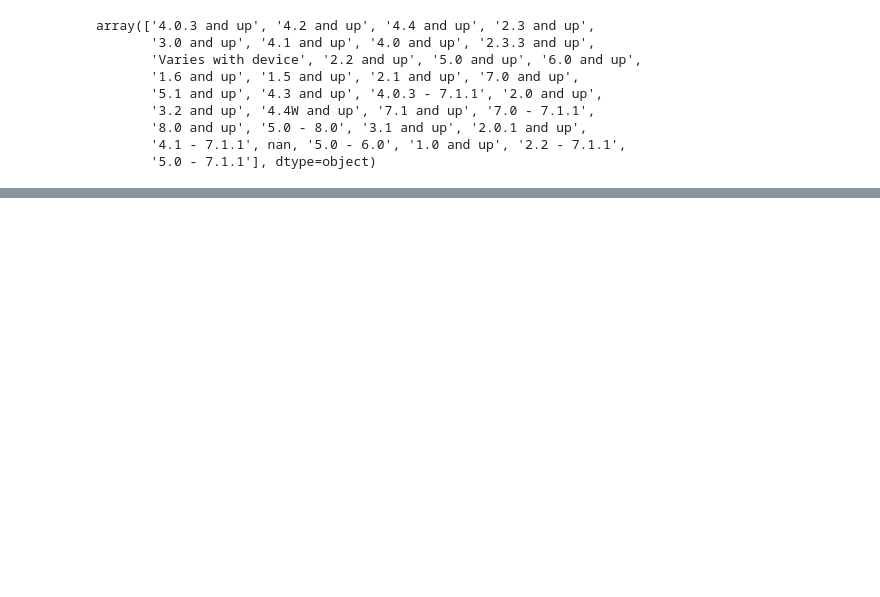
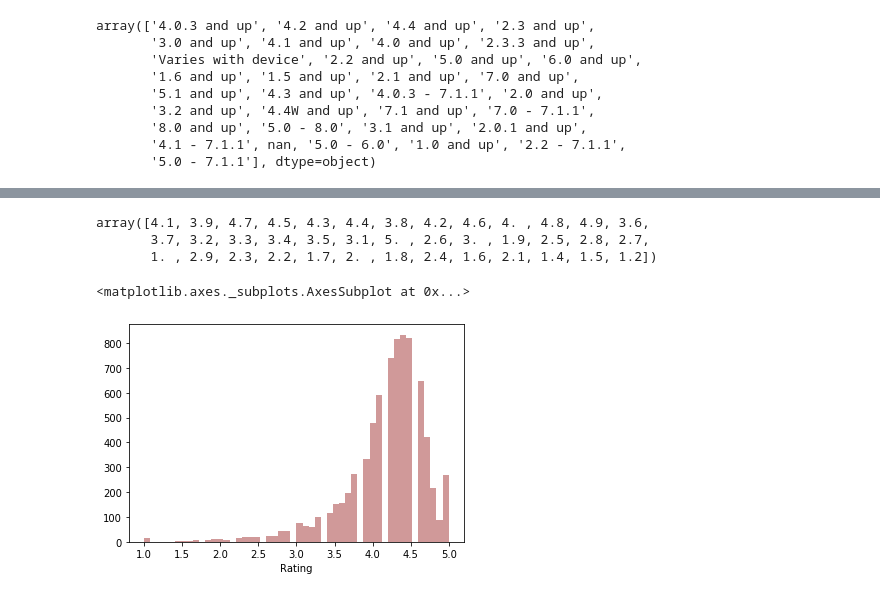
Before and after one commit to abh1shekvyas/App-rating-prediction-in-Google-play-store, a Jupyter notebook: Python_Project.ipynb, the cells around one changed output, grey strips where cells are left out. Cells and saved outputs as stored; diff of their text form; code cells hidden in the pictures; blank space fills up the shorter version.

```diff
--- a/Python_Project.ipynb
+++ b/Python_Project.ipynb
@@ -170,0 +402,2 @@ array(['4.0.3 and up', '4.2 and up', '4.4 and up', '2.3 and up',
+# %%
+df1['Inst'] = df1.Installs.apply(ins2)
@@ -170,0 +427,2 @@ array(['4.0.3 and up', '4.2 and up', '4.4 and up', '2.3 and up',
+# %%
+df2 = df1.drop(['Installs'],axis = 1)
@@ -170,0 +504,8 @@ array(['4.0.3 and up', '4.2 and up', '4.4 and up', '2.3 and up',
+# %%
+def pri(l) :
+    p = str(l.replace('$',''))
+    o = float(p)
+
+    return o
+# %%
+df2['Price2'] = df1.Price.apply(pri)
@@ -170,0 +560,11 @@ array(['4.0.3 and up', '4.2 and up', '4.4 and up', '2.3 and up',
+# %%
+df2['Rating'].unique()
+# %% [output]
+array([4.1, 3.9, 4.7, 4.5, 4.3, 4.4, 3.8, 4.2, 4.6, 4. , 4.8, 4.9, 3.6,
+       3.7, 3.2, 3.3, 3.4, 3.5, 3.1, 5. , 2.6, 3. , 1.9, 2.5, 2.8, 2.7,
+       1. , 2.9, 2.3, 2.2, 1.7, 2. , 1.8, 2.4, 1.6, 2.1, 1.4, 1.5, 1.2])
+# %%
+sns.distplot(df2['Rating'],color='darkred',kde = False)
+# %% [output]
+<matplotlib.axes._subplots.AxesSubplot at 0x...>
+[figure, added]
```
Also changed, not shown: parts of 141 cells of this notebook.
